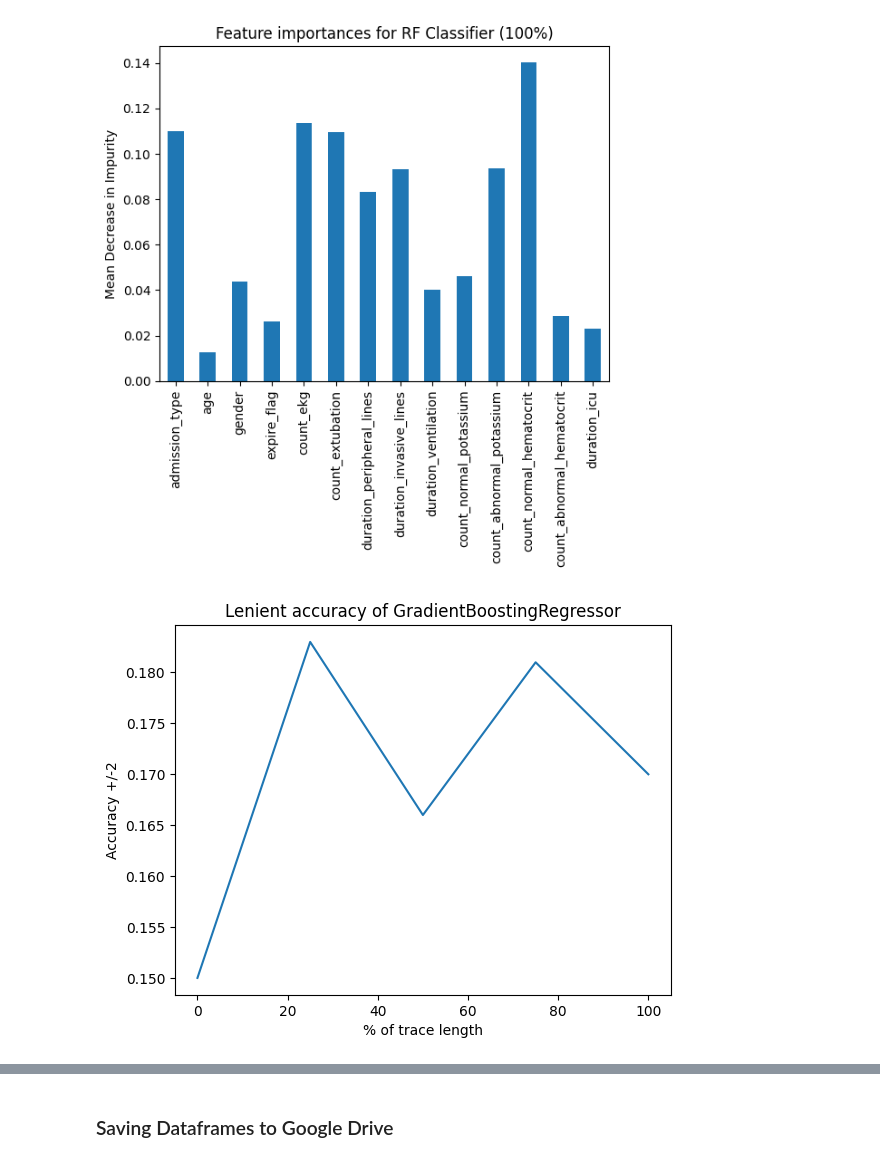
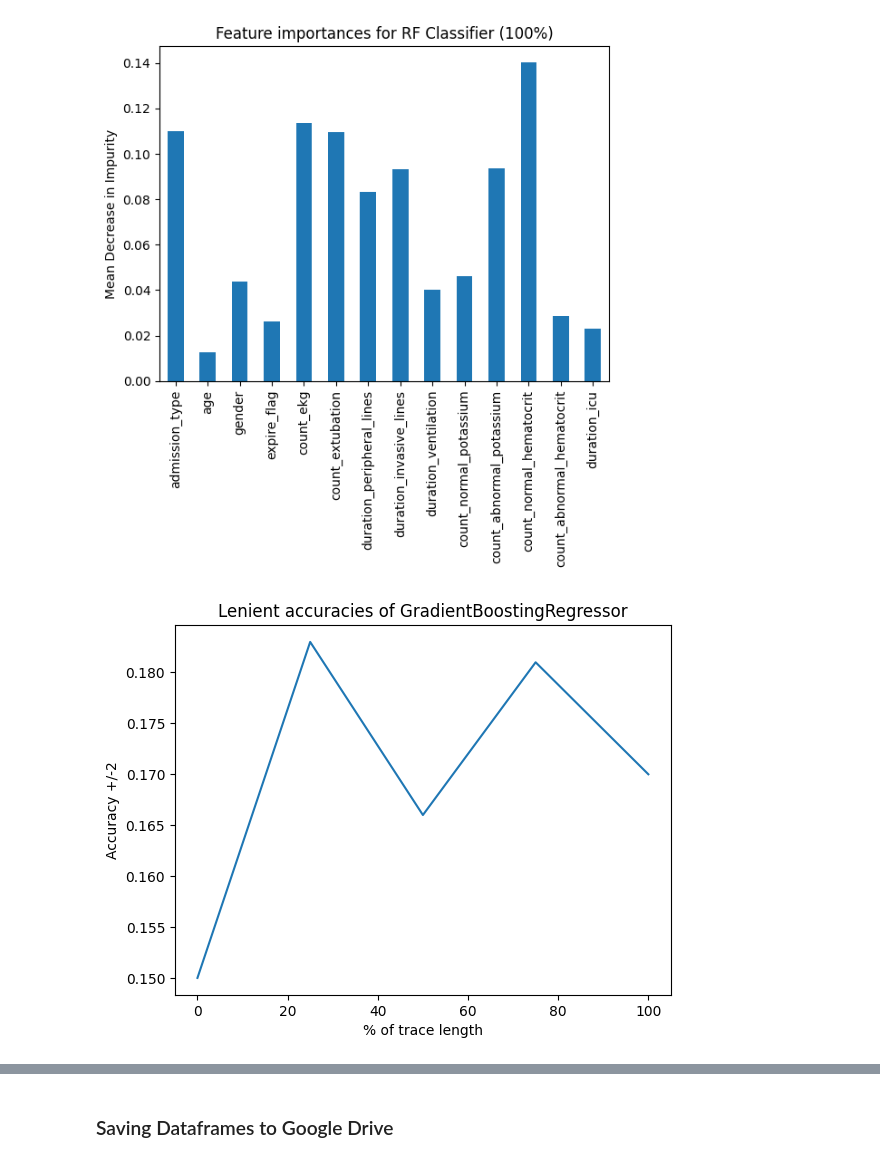
Before and after one commit to deepw02/comp3931-sc20dpw, a Jupyter notebook: pm_ml.ipynb, the cells around one changed output, grey strips where cells are left out. Cells and saved outputs as stored; diff of their text form; code cells hidden in the pictures.

```diff
--- a/pm_ml.ipynb
+++ b/pm_ml.ipynb
@@ -1051,17 +1051,17 @@ ax.set_ylabel("Mean Decrease in Impurity")
 Text(0, 0.5, 'Mean Decrease in Impurity')
 [figure]
 # %%
-# Plot (lenient) accuracy of GB regressors vs. trace duration
-# VALUES ARE HARDCODED AND WILL NOT REFLECT ANY CHANGES ARE MADE PREVIOUSLY
+# Plot (lenient) accuracies of GB regressors vs. percentage of trace length
+# VALUES ARE HARDCODED AND WILL NOT REFLECT ANY CHANGES THAT ARE MADE PREVIOUSLY
 
 percentages = np.array([0, 25, 50, 75, 100])
 gbr_len_accuracies = np.array([0.15, 0.183, 0.166, 0.181, 0.17])
 
 plt.plot(percentages, gbr_len_accuracies)
-plt.title('Lenient accuracy of GradientBoostingRegressor')
+plt.title('Lenient accuracies of GradientBoostingRegressor')
 plt.xlabel('% of trace length')
 plt.ylabel('Accuracy +/-2')
 plt.show()
 # %% [output]
-[figure, old version]
+[figure, new version]
 # %%
```
Also changed, not shown: parts of 1 cell of this notebook.
